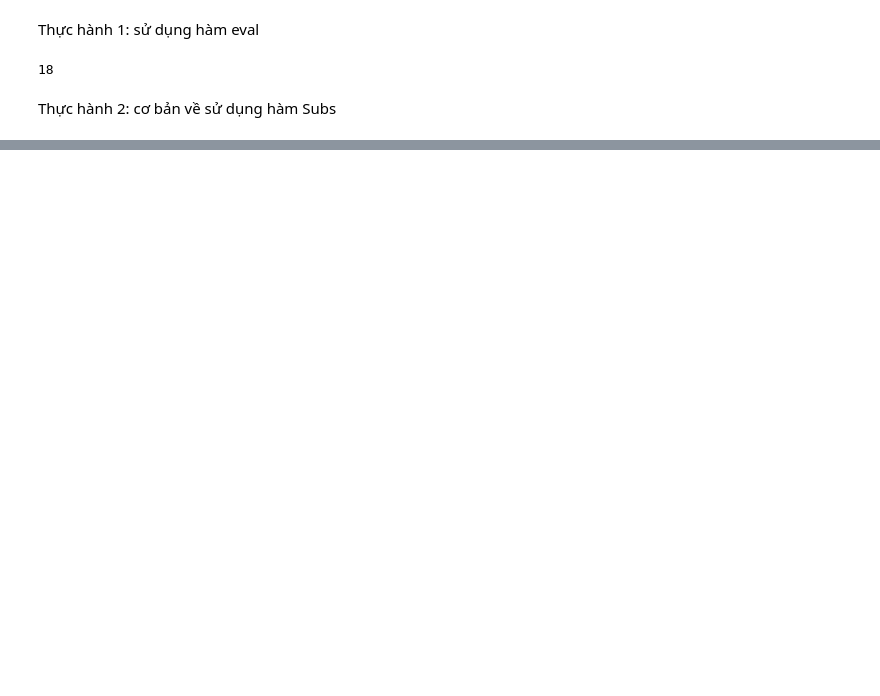
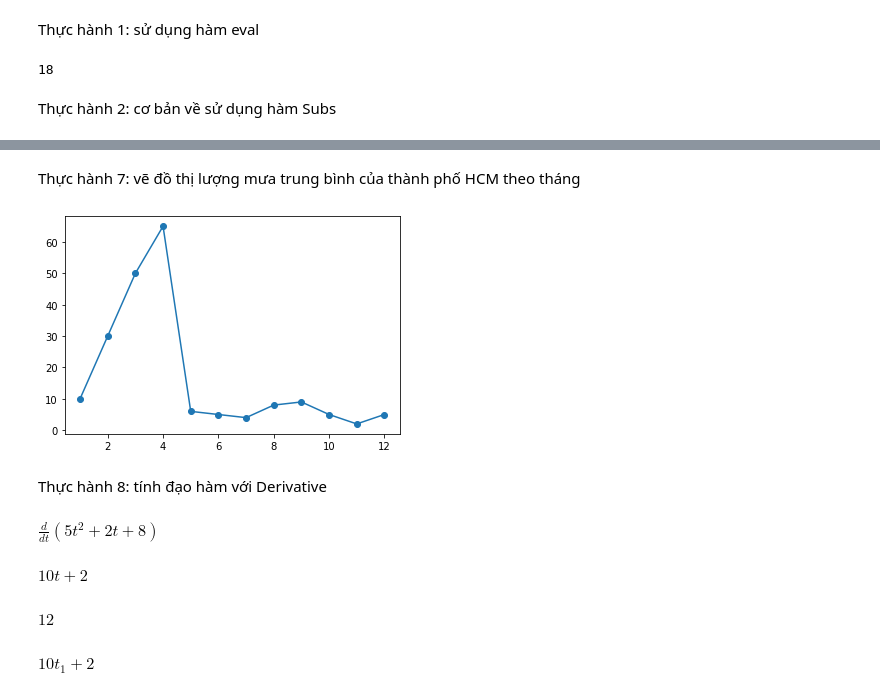
Before and after one commit to VuHoangAnh03/python, a Jupyter notebook: Chương_2.ipynb, the cells around one changed output, grey strips where cells are left out. Drawn from its saved outputs; the diff is of its cells as text; code cells hidden in the pictures; blank space fills up the shorter version.

```diff
--- a/Chương_2.ipynb
+++ b/Chương_2.ipynb
@@ -23,0 +108,32 @@ NameError: ignored
+# %% [markdown]
+Thực hành 7: vẽ đồ thị lượng mưa trung bình của thành phố HCM theo tháng
+# %%
+hcm_rain = [10,30,50,65,6,5,4,8,9,5,2,5]
+months = range(1,13)
+plot(months, hcm_rain, marker = 'o')
+show()
+# %% [output]
+[figure, added]
+# %% [markdown]
+Thực hành 8: tính đạo hàm với Derivative
+# %%
+from sympy import Symbol, Derivative
+t = Symbol('t')
+st = 5*t**2+2*t+8
+Derivative(st,t)
+# %% [output]
+$\displaystyle \frac{d}{d t} \left(5 t^{2} + 2 t + 8\right)$
+# %%
+d = Derivative(st,t)
+d.doit()
+# %% [output]
+$\displaystyle 10 t + 2$
+# %%
+d.doit().subs({t:1})
+# %% [output]
+$\displaystyle 12$
+# %%
+t1 = Symbol('t1')
+d.doit().subs({t:t1})
+# %% [output]
+$\displaystyle 10 t_{1} + 2$
```
Also changed, not shown: parts of 27 cells of this notebook.
